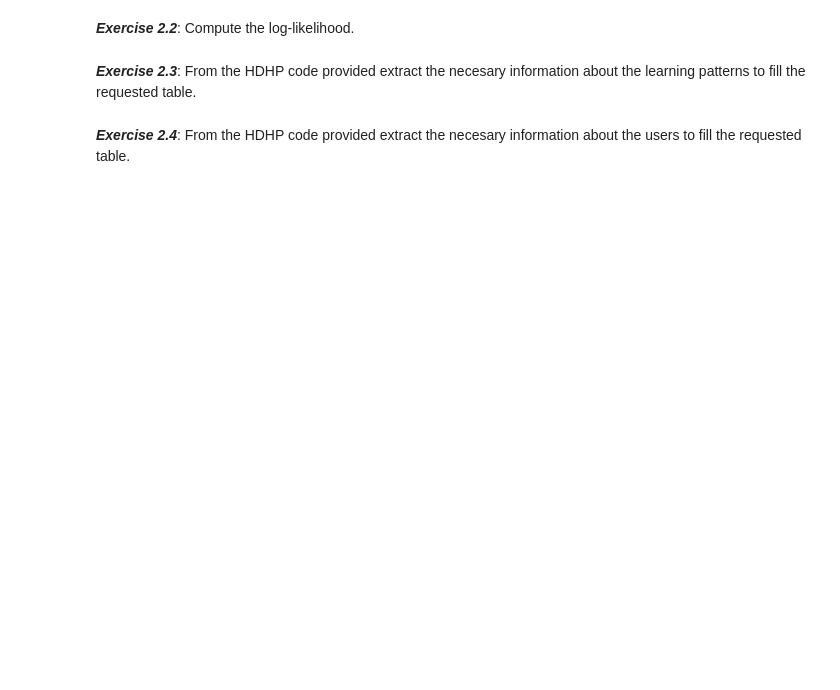
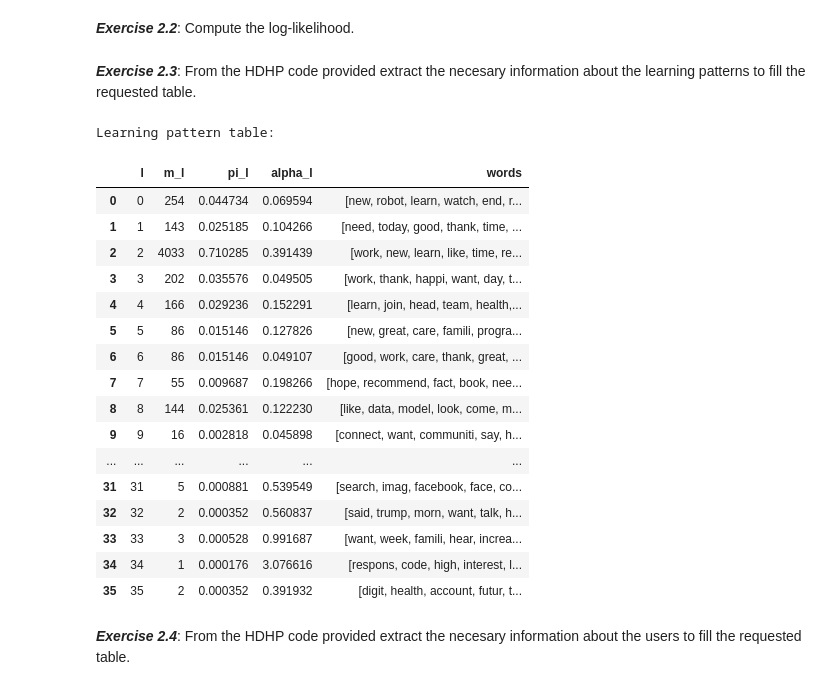
Before and after one commit to Sabaydi/Home_Code, a Jupyter notebook: Tutorial6.ipynb, the cells around one changed output. Drawn from its saved outputs; the diff is of its cells as text; code cells hidden in the pictures; blank space fills up the shorter version.

Commit message:
added first table

```diff
--- a/Tutorial6.ipynb
+++ b/Tutorial6.ipynb
@@ -256,5 +253,50 @@ for l in range(L):
 alpha_l = hdhp_proc.time_kernels
 
 # words (20 most probable)
+prob_word_pattern = {}
+words = {}
+
+for l in range(L):
+    word_counts_l = hdhp_proc.per_pattern_word_counts[l]
+    total_word_count_l = hdhp_proc.per_pattern_word_count_total[l]
+    prob_word_pattern[l] = {
+        word:word_counts_l[word] / total_word_count_l
+        for word in word_counts_l.keys()
+    }
+
+    words[l] = sorted(prob_word_pattern[l], key=prob_word_pattern[l].get)[-20:]
+    words[l] = list(reversed(words[l]))
+
+# create data_frame
+df = {
+    "l":np.arange(L),
+    "m_l":list(m_l.values()),
+    "pi_l":pi_l,
+    "alpha_l":list(alpha_l.values()),
+    "words":list(words.values())
+}
+table_1 = pd.DataFrame(df)
+# %%
+print("\033[1mLearning pattern table: \033[0m")
+table_1
+# %% [output]
+Learning pattern table:
+|  | l | m_l | pi_l | alpha_l | words |
+| 0 | 0 | 254 | 0.044734 | 0.069594 | [new, robot, learn, watch, end, r... |
+| 1 | 1 | 143 | 0.025185 | 0.104266 | [need, today, good, thank, time, ... |
+| 2 | 2 | 4033 | 0.710285 | 0.391439 | [work, new, learn, like, time, re... |
+| 3 | 3 | 202 | 0.035576 | 0.049505 | [work, thank, happi, want, day, t... |
+| 4 | 4 | 166 | 0.029236 | 0.152291 | [learn, join, head, team, health,... |
+| 5 | 5 | 86 | 0.015146 | 0.127826 | [new, great, care, famili, progra... |
+| 6 | 6 | 86 | 0.015146 | 0.049107 | [good, work, care, thank, great, ... |
+| 7 | 7 | 55 | 0.009687 | 0.198266 | [hope, recommend, fact, book, nee... |
+| 8 | 8 | 144 | 0.025361 | 0.122230 | [like, data, model, look, come, m... |
+| 9 | 9 | 16 | 0.002818 | 0.045898 | [connect, want, communiti, say, h... |
+| ... | ... | ... | ... | ... | ... |
+| 31 | 31 | 5 | 0.000881 | 0.539549 | [search, imag, facebook, face, co... |
+| 32 | 32 | 2 | 0.000352 | 0.560837 | [said, trump, morn, want, talk, h... |
+| 33 | 33 | 3 | 0.000528 | 0.991687 | [want, week, famili, hear, increa... |
+| 34 | 34 | 1 | 0.000176 | 3.076616 | [respons, code, high, interest, l... |
+| 35 | 35 | 2 | 0.000352 | 0.391932 | [digit, health, account, futur, t... |
 # %% [markdown]
 ***Exercise 2.4***:  From the HDHP code provided extract the necesary information about the users to fill the requested table.
```
Also changed, not shown: parts of 4 cells of this notebook.
